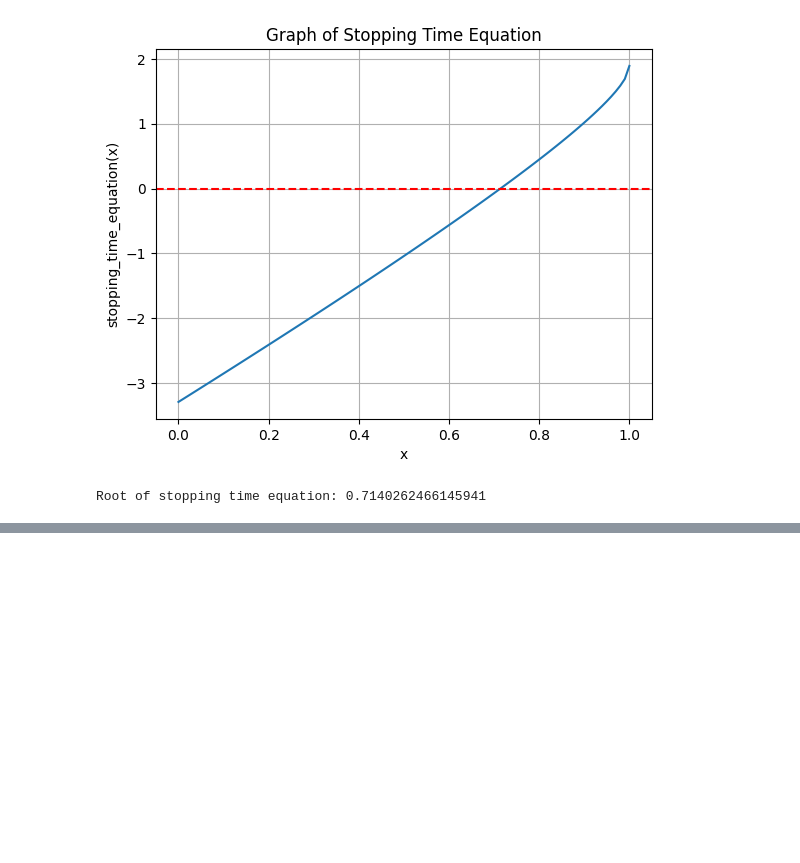
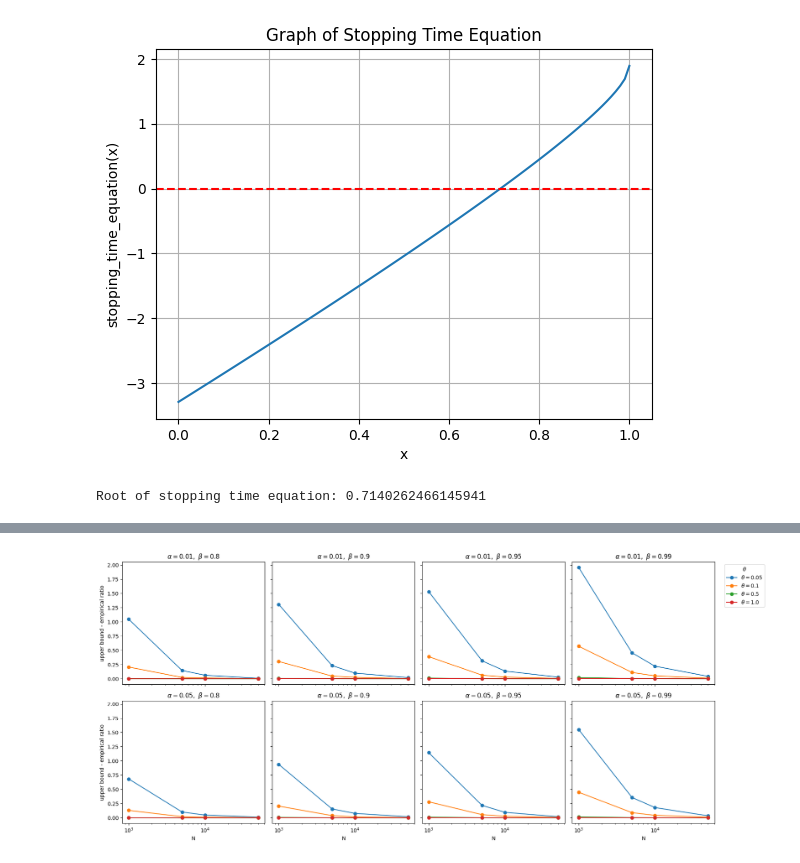
Before and after one commit to adway/util-seq, a Jupyter notebook: notebooks/stopping-time.ipynb, the cells around one changed output, grey strips where cells are left out. Saved outputs shown, nothing was run; the diff lists cells and outputs as text; code cells hidden in the pictures; blank space fills up the shorter version.

```diff
--- a/notebooks/stopping-time.ipynb
+++ b/notebooks/stopping-time.ipynb
@@ -61,0 +67,4 @@ Root of stopping time equation: 0.7140262466145941
+# %%
+# load data/relative_gap_summary.csv
+relative_gap_summary = pd.read_csv(ROOT / "data/relative_gap_summary.csv")
+print(relative_gap_summary)
@@ -61,0 +89,68 @@ Root of stopping time equation: 0.7140262466145941
+# %%
+df = relative_gap_summary.query("theta > 0").copy()
+
+df["absolute_gap"] = (
+    df["upper_bound_fraction"]
+    - df["mean_stopping_fraction"]
+)
+
+df = df.sort_values(["alpha", "beta", "theta", "N"])
+
+alphas = sorted(df["alpha"].unique())
+betas = sorted(df["beta"].unique())
+
+fig, axes = plt.subplots(
+    len(alphas),
+    len(betas),
+    figsize=(4.5 * len(betas), 4 * len(alphas)),
+    sharex=True,
+    sharey=True,
+)
+
+if len(alphas) == 1 and len(betas) == 1:
+    axes = [[axes]]
+elif len(alphas) == 1:
+    axes = [axes]
+elif len(betas) == 1:
+    axes = [[ax] for ax in axes]
+
+for i, alpha in enumerate(alphas):
+    for j, beta in enumerate(betas):
+        ax = axes[i][j]
+
+        data_combo = df[
+            (df["alpha"] == alpha)
+            & (df["beta"] == beta)
+        ]
+
+        for theta, data_theta in data_combo.groupby("theta"):
+            data_theta = data_theta.sort_values("N")
+
+            ax.plot(
+                data_theta["N"],
+                data_theta["absolute_gap"],
+                marker="o",
+                label=fr"$\theta={theta}$",
+            )
+
+        ax.set_xscale("log")
+        ax.set_title(fr"$\alpha={alpha},\ \beta={beta}$")
+
+        if i == len(alphas) - 1:
+            ax.set_xlabel("N")
+
+        if j == 0:
+            ax.set_ylabel("upper bound - empirical ratio")
+
+        if i == 0 and j == len(betas) - 1:
+            ax.legend(title=r"$\theta$", bbox_to_anchor=(1.05, 1), loc="upper left")
+
+plt.tight_layout()
+plt.savefig(
+    "../plots/stopping_time_ub.png",
+    dpi=300,
+    bbox_inches="tight",
+)
+plt.show()
+# %% [output]
+[figure, added]
```
Also changed, not shown: parts of 4 cells of this notebook, 18 other files.
